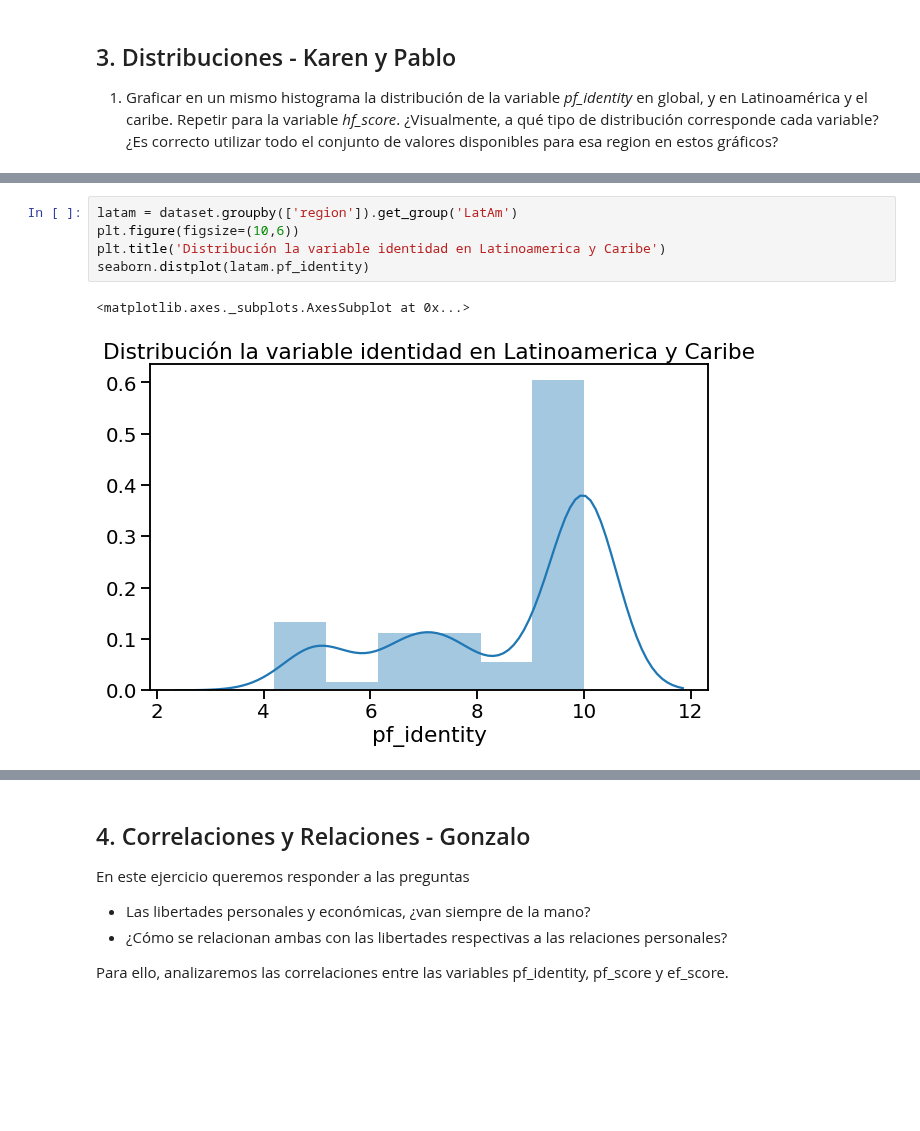
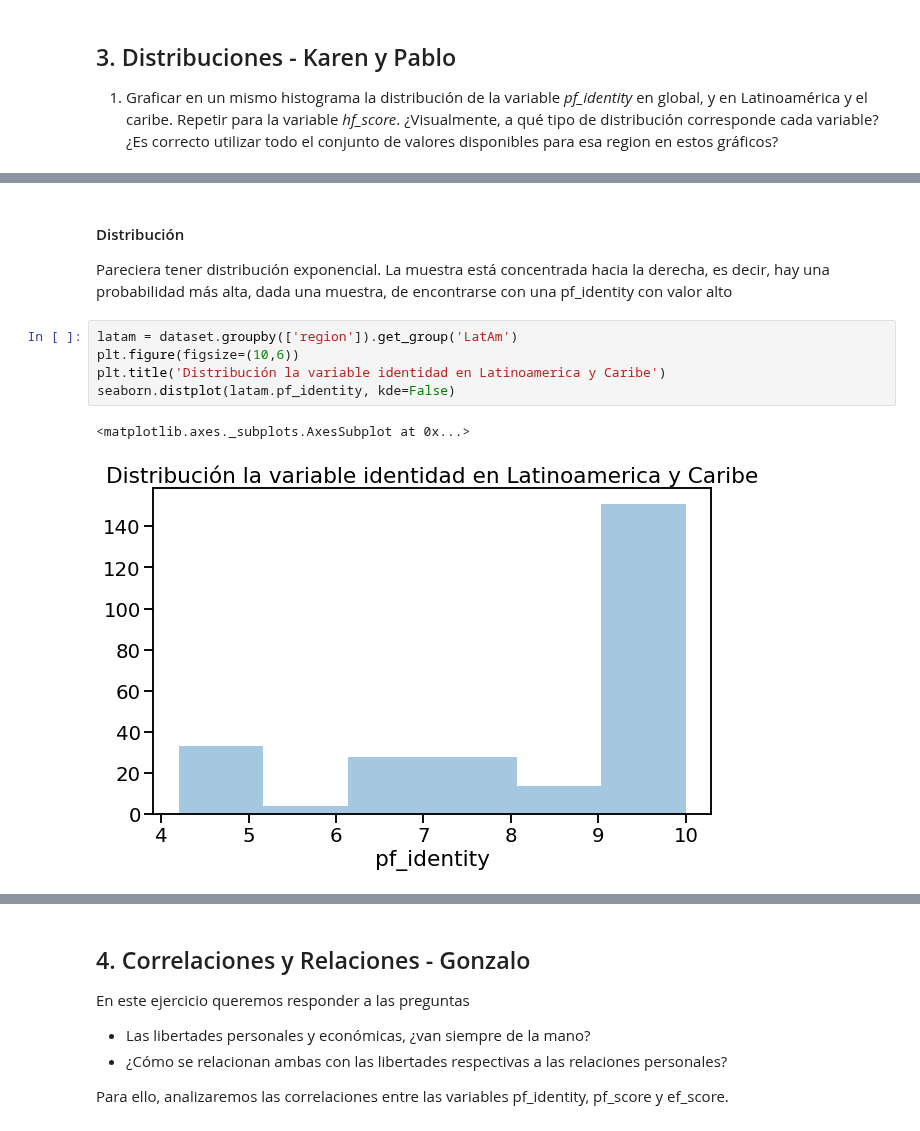
Before and after one commit to diplodatos2020-grupo5/AnalisisyVisualizacion, a Jupyter notebook: practico.ipynb, the cells around one changed output, grey strips where cells are left out. Saved outputs shown, nothing was run; the diff lists cells and outputs as text; blank space fills up the shorter version.

```diff
--- a/practico.ipynb
+++ b/practico.ipynb
@@ -502,11 +548,15 @@ seaborn.distplot(dataset.pf_identity)
+# %% [markdown]
+#### Distribución
+Pareciera tener distribución exponencial.
+La muestra está concentrada hacia la derecha, es decir, hay una probabilidad más alta, dada una muestra, de encontrarse con una pf_identity con valor alto
 # %%
 latam = dataset.groupby(['region']).get_group('LatAm')
 plt.figure(figsize=(10,6))
 plt.title('Distribución la variable identidad en Latinoamerica y Caribe')
-seaborn.distplot(latam.pf_identity)
+seaborn.distplot(latam.pf_identity, kde=False)
 # %% [output]
 <matplotlib.axes._subplots.AxesSubplot at 0x...>
-[figure, old version]
+[figure, new version]
 # %%
 plt.figure(figsize=(10,6))
 plt.title('Distribución la variable human freedom en la global')
```
Also changed, not shown: parts of 30 cells of this notebook.
